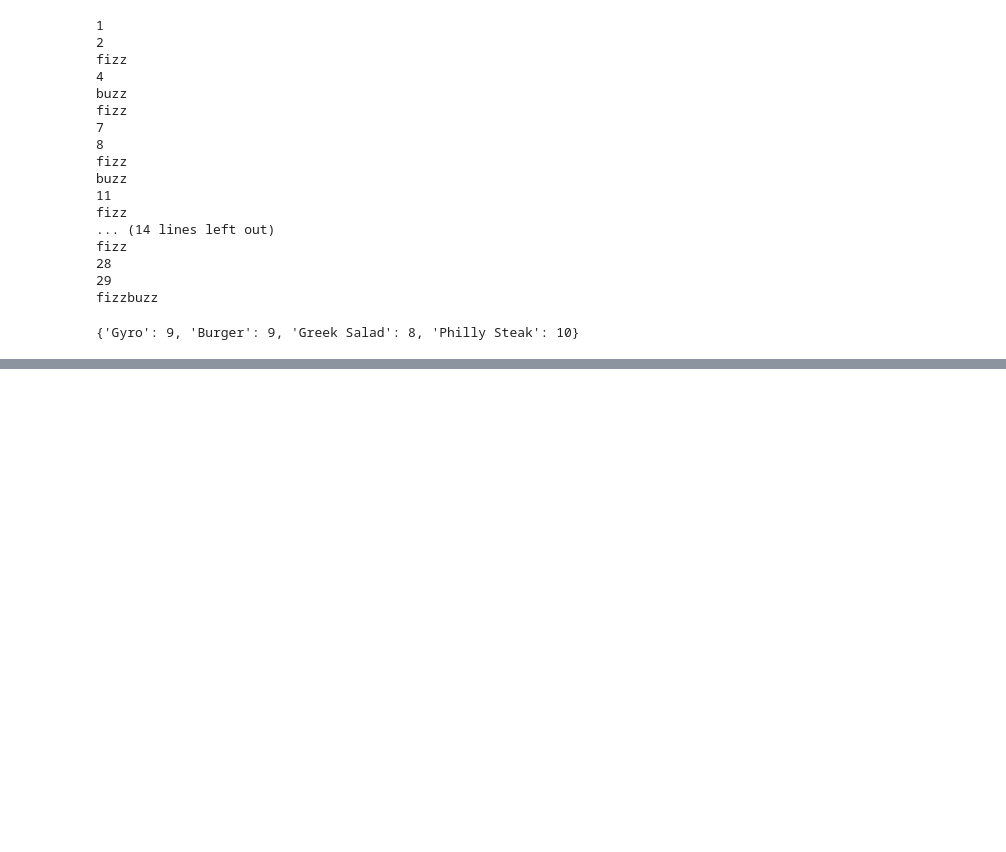
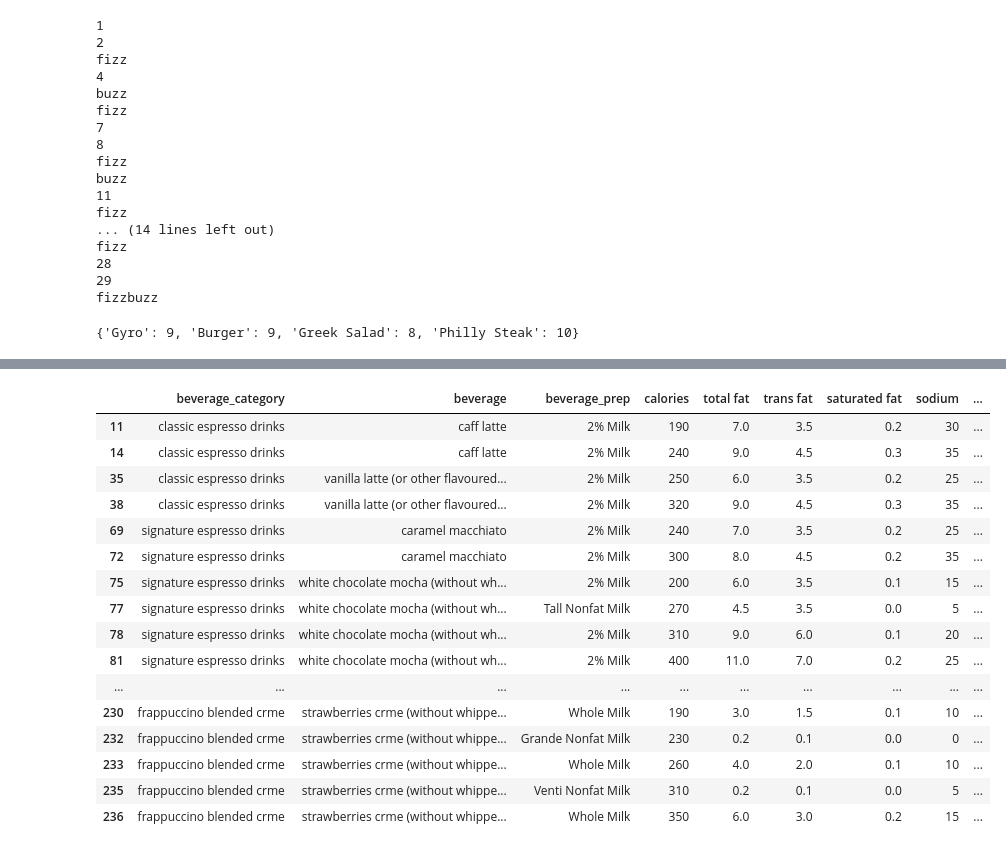
Before and after one commit to stevenhanwen/MDST-Onboarding, a Jupyter notebook: tutorial0/checkpoint0.ipynb, the cells around one changed output, grey strips where cells are left out. Drawn from its saved outputs; the diff is of its cells as text; code cells hidden in the pictures; blank space fills up the shorter version.

```diff
--- a/tutorial0/checkpoint0.ipynb
+++ b/tutorial0/checkpoint0.ipynb
@@ -108,3 +108,6 @@ print(menu_pricing)
 # refer to how we read the cereal.csv dataset in the tutorial
 
 import pandas as pd
+
+df = pd.read_csv("../data/starbucks.csv")
+df
@@ -113,4 +141,24 @@ import pandas as pd
 # %%
 # @@@ Question 10: select all rows whose vitamin c content is higher than the iron content
+
+df[df['vitamin c'] > df ['iron']]
+# %% [output]
+|  | beverage_category | beverage | beverage_prep | calories | total fat | trans fat | saturated fat | sodium | ... |
+| 11 | classic espresso drinks | caff latte | 2% Milk | 190 | 7.0 | 3.5 | 0.2 | 30 | ... |
+| 14 | classic espresso drinks | caff latte | 2% Milk | 240 | 9.0 | 4.5 | 0.3 | 35 | ... |
+| 35 | classic espresso drinks | vanilla latte (or other flavoured... | 2% Milk | 250 | 6.0 | 3.5 | 0.2 | 25 | ... |
+| 38 | classic espresso drinks | vanilla latte (or other flavoured... | 2% Milk | 320 | 9.0 | 4.5 | 0.3 | 35 | ... |
+| 69 | signature espresso drinks | caramel macchiato | 2% Milk | 240 | 7.0 | 3.5 | 0.2 | 25 | ... |
+| 72 | signature espresso drinks | caramel macchiato | 2% Milk | 300 | 8.0 | 4.5 | 0.2 | 35 | ... |
+| 75 | signature espresso drinks | white chocolate mocha (without wh... | 2% Milk | 200 | 6.0 | 3.5 | 0.1 | 15 | ... |
+| 77 | signature espresso drinks | white chocolate mocha (without wh... | Tall Nonfat Milk | 270 | 4.5 | 3.5 | 0.0 | 5 | ... |
+| 78 | signature espresso drinks | white chocolate mocha (without wh... | 2% Milk | 310 | 9.0 | 6.0 | 0.1 | 20 | ... |
+| 81 | signature espresso drinks | white chocolate mocha (without wh... | 2% Milk | 400 | 11.0 | 7.0 | 0.2 | 25 | ... |
+| ... | ... | ... | ... | ... | ... | ... | ... | ... | ... |
+| 230 | frappuccino blended crme | strawberries crme (without whippe... | Whole Milk | 190 | 3.0 | 1.5 | 0.1 | 10 | ... |
+| 232 | frappuccino blended crme | strawberries crme (without whippe... | Grande Nonfat Milk | 230 | 0.2 | 0.1 | 0.0 | 0 | ... |
+| 233 | frappuccino blended crme | strawberries crme (without whippe... | Whole Milk | 260 | 4.0 | 2.0 | 0.1 | 10 | ... |
+| 235 | frappuccino blended crme | strawberries crme (without whippe... | Venti Nonfat Milk | 310 | 0.2 | 0.1 | 0.0 | 5 | ... |
+| 236 | frappuccino blended crme | strawberries crme (without whippe... | Whole Milk | 350 | 6.0 | 3.0 | 0.2 | 15 | ... |
 # %%
 # @@@ Question 11: create a new column containing the caffeine per calories of each drink
```
Also changed, not shown: parts of 6 cells of this notebook, 1 other file.
